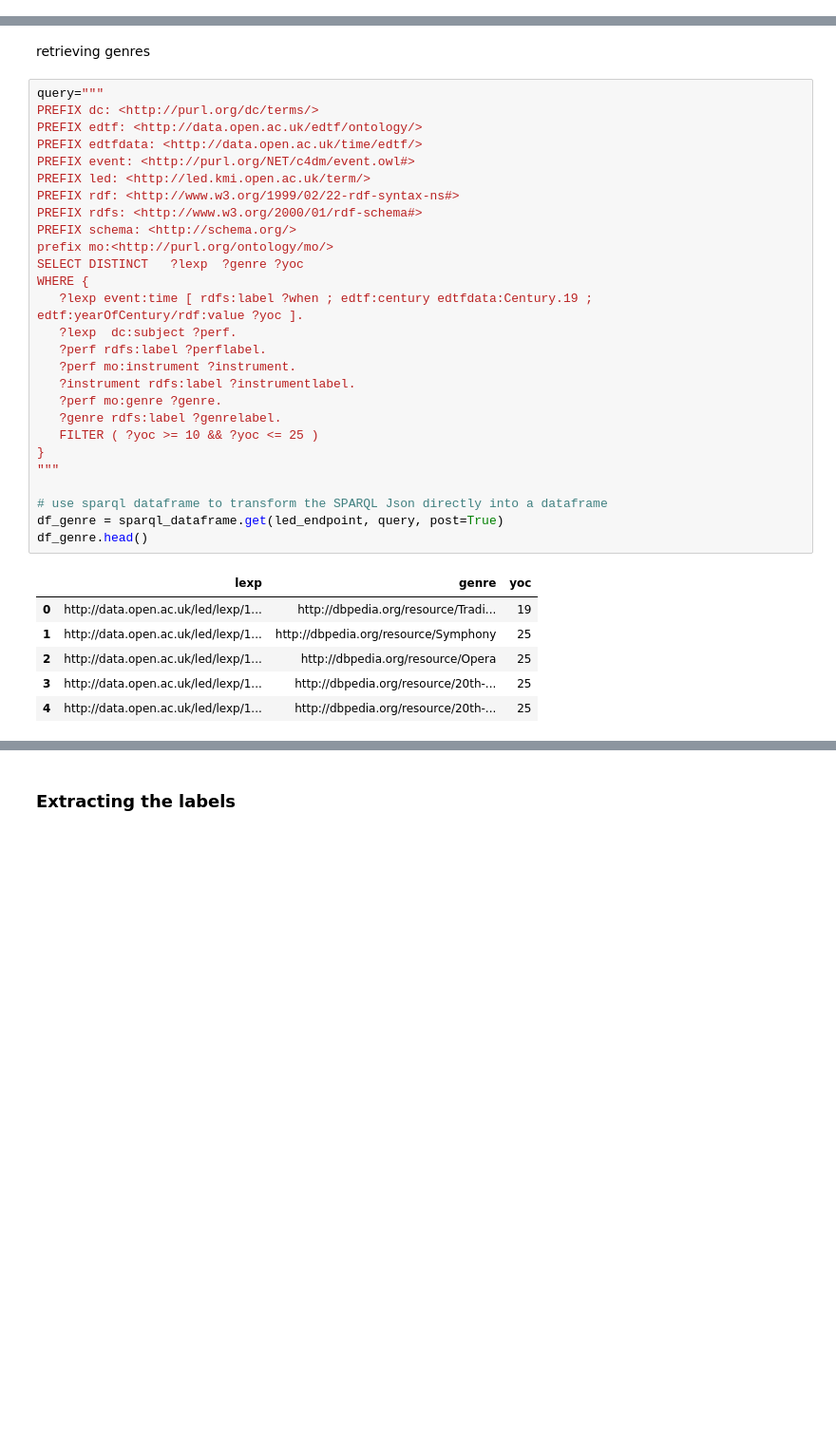
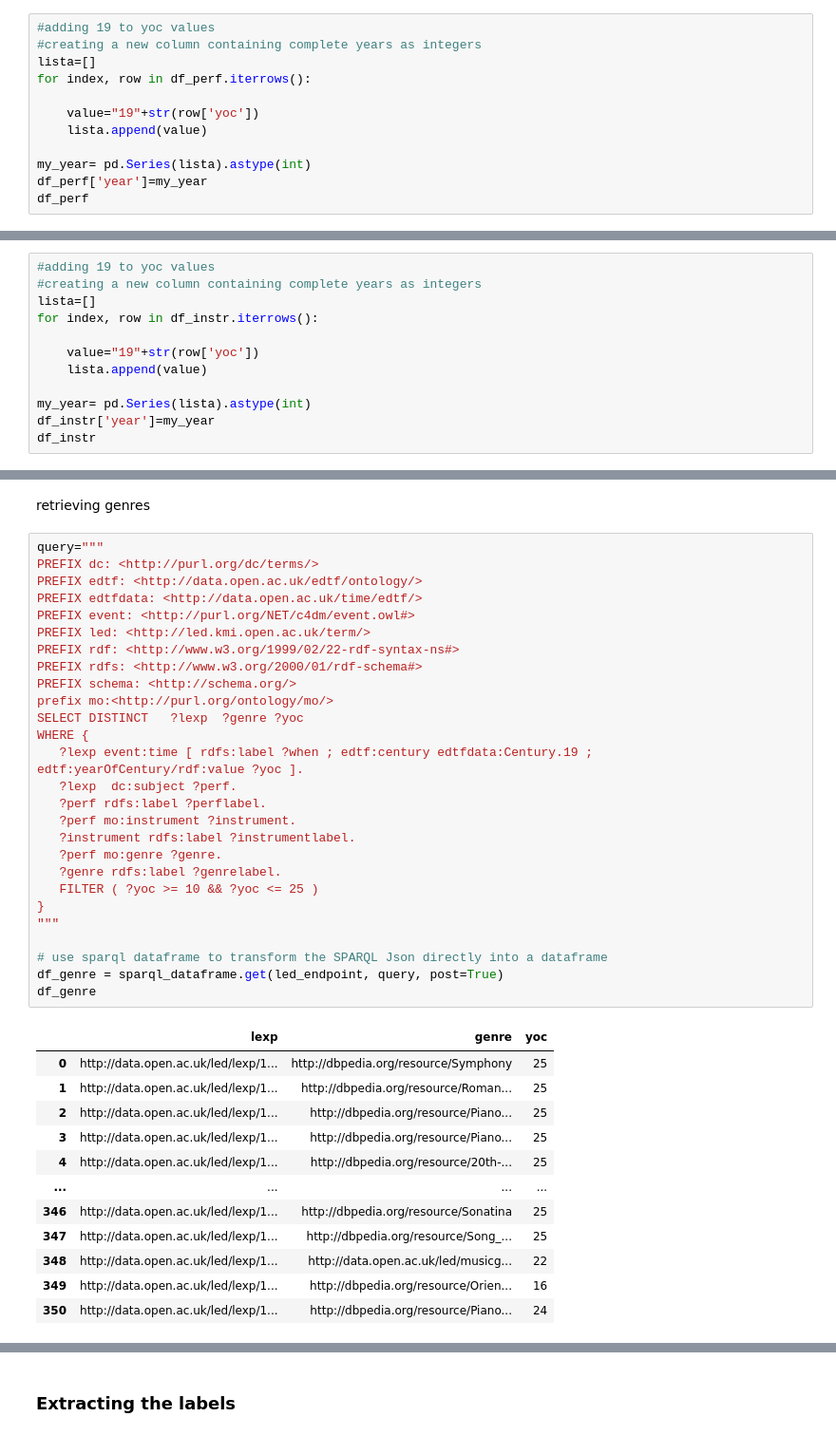
Before and after one commit to InfoViz/InfoViz, a Jupyter notebook: Data_Management.ipynb, the cells around one changed output, grey strips where cells are left out. Shown: that part at 95% size. Saved outputs shown, nothing was run; the diff lists cells and outputs as text; blank space fills up the shorter version.

```diff
--- a/Data_Management.ipynb
+++ b/Data_Management.ipynb
@@ -147,0 +84,12 @@ Name: perflabel, Length: 253, dtype: int64
+# %%
+#adding 19 to yoc values
+#creating a new column containing complete years as integers
+lista=[]
+for index, row in df_perf.iterrows():
+
+    value="19"+str(row['yoc'])
+    lista.append(value)
+
+my_year= pd.Series(lista).astype(int)
+df_perf['year']=my_year
+df_perf
@@ -239,0 +221,12 @@ memory usage: 13.8+ KB
+# %%
+#adding 19 to yoc values
+#creating a new column containing complete years as integers
+lista=[]
+for index, row in df_instr.iterrows():
+
+    value="19"+str(row['yoc'])
+    lista.append(value)
+
+my_year= pd.Series(lista).astype(int)
+df_instr['year']=my_year
+df_instr
@@ -270,34 +293,40 @@ retrieving genres
 # %%
 query="""
 PREFIX dc: <http://purl.org/dc/terms/>
 PREFIX edtf: <http://data.open.ac.uk/edtf/ontology/>
 PREFIX edtfdata: <http://data.open.ac.uk/time/edtf/>
 PREFIX event: <http://purl.org/NET/c4dm/event.owl#>
 PREFIX led: <http://led.kmi.open.ac.uk/term/>
 PREFIX rdf: <http://www.w3.org/1999/02/22-rdf-syntax-ns#>
 PREFIX rdfs: <http://www.w3.org/2000/01/rdf-schema#>
 PREFIX schema: <http://schema.org/>
 prefix mo:<http://purl.org/ontology/mo/>
 SELECT DISTINCT   ?lexp  ?genre ?yoc
 WHERE {
    ?lexp event:time [ rdfs:label ?when ; edtf:century edtfdata:Century.19 ; edtf:yearOfCentury/rdf:value ?yoc ].
    ?lexp  dc:subject ?perf.
    ?perf rdfs:label ?perflabel.
    ?perf mo:instrument ?instrument.
    ?instrument rdfs:label ?instrumentlabel.
    ?perf mo:genre ?genre.
    ?genre rdfs:label ?genrelabel.
    FILTER ( ?yoc >= 10 && ?yoc <= 25 )
 }
 """
 
 # use sparql dataframe to transform the SPARQL Json directly into a dataframe
 df_genre = sparql_dataframe.get(led_endpoint, query, post=True)
-df_genre.head()
+df_genre
 # %% [output]
 |  | lexp | genre | yoc |
-| 0 | http://data.open.ac.uk/led/lexp/1... | http://dbpedia.org/resource/Tradi... | 19 |
-| 1 | http://data.open.ac.uk/led/lexp/1... | http://dbpedia.org/resource/Symphony | 25 |
-| 2 | http://data.open.ac.uk/led/lexp/1... | http://dbpedia.org/resource/Opera | 25 |
-| 3 | http://data.open.ac.uk/led/lexp/1... | http://dbpedia.org/resource/20th-... | 25 |
+| 0 | http://data.open.ac.uk/led/lexp/1... | http://dbpedia.org/resource/Symphony | 25 |
+| 1 | http://data.open.ac.uk/led/lexp/1... | http://dbpedia.org/resource/Roman... | 25 |
+| 2 | http://data.open.ac.uk/led/lexp/1... | http://dbpedia.org/resource/Piano... | 25 |
+| 3 | http://data.open.ac.uk/led/lexp/1... | http://dbpedia.org/resource/Piano... | 25 |
 | 4 | http://data.open.ac.uk/led/lexp/1... | http://dbpedia.org/resource/20th-... | 25 |
+| ... | ... | ... | ... |
+| 346 | http://data.open.ac.uk/led/lexp/1... | http://dbpedia.org/resource/Sonatina | 25 |
+| 347 | http://data.open.ac.uk/led/lexp/1... | http://dbpedia.org/resource/Song_... | 25 |
+| 348 | http://data.open.ac.uk/led/lexp/1... | http://data.open.ac.uk/led/musicg... | 22 |
+| 349 | http://data.open.ac.uk/led/lexp/1... | http://dbpedia.org/resource/Orien... | 16 |
+| 350 | http://data.open.ac.uk/led/lexp/1... | http://dbpedia.org/resource/Piano... | 24 |
```
Also changed, not shown: parts of 25 cells of this notebook.
